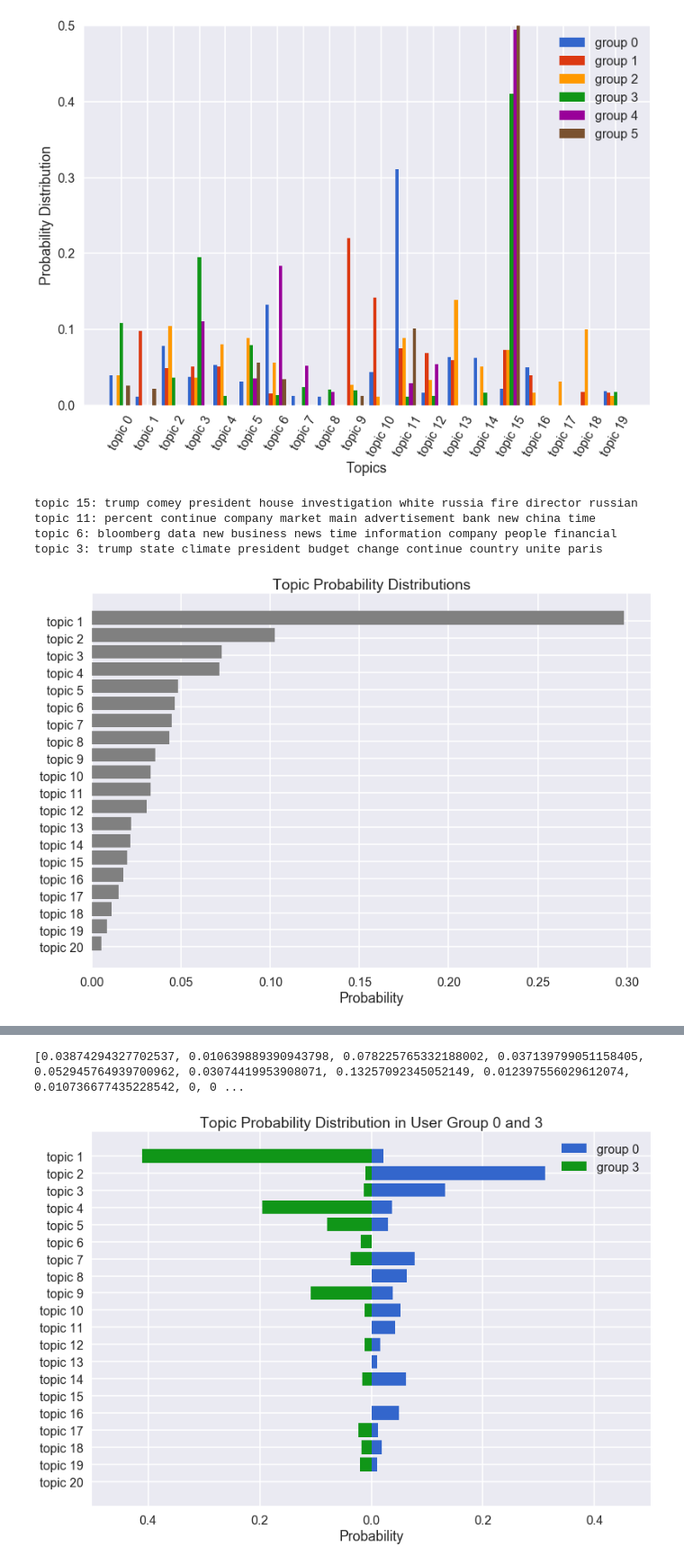
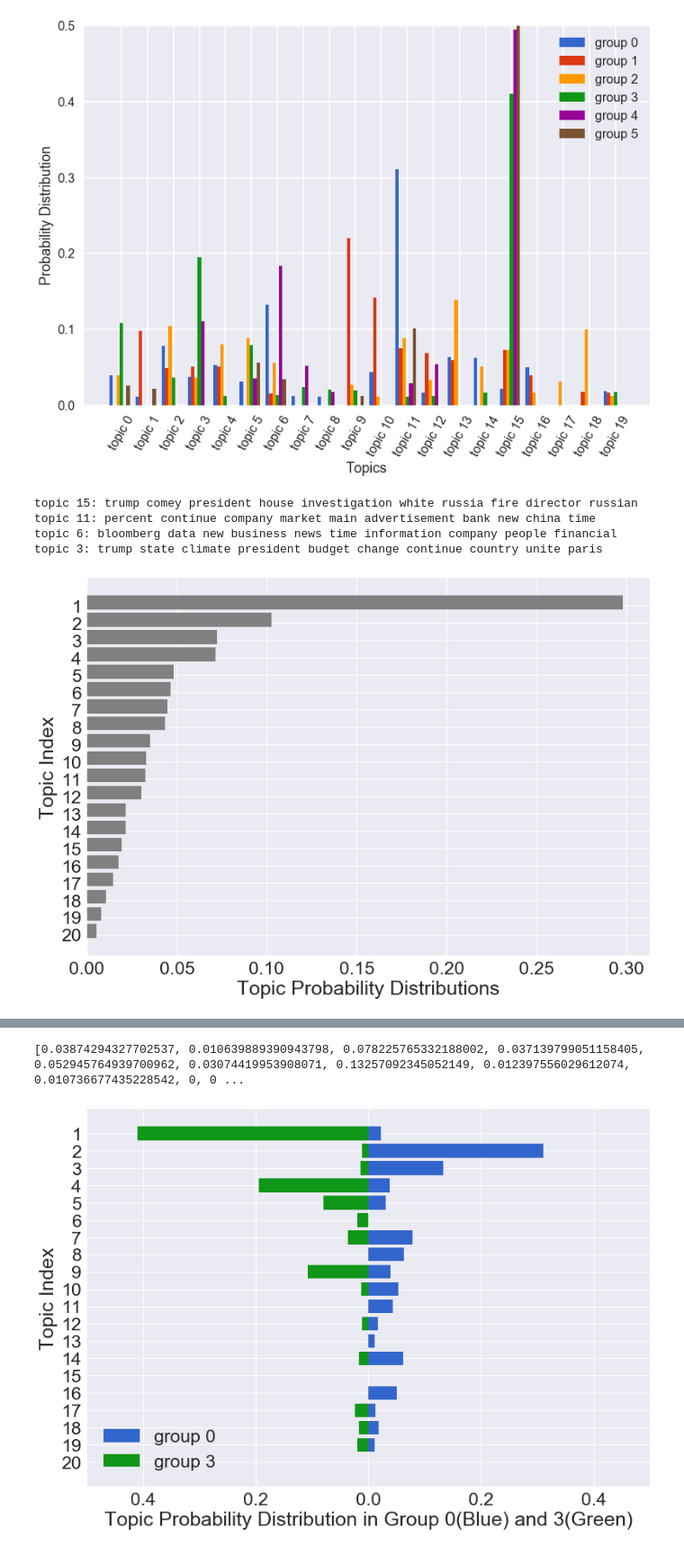
Before and after one commit to huangy22/NewsRecommender, a Jupyter notebook: 3_topics_extraction_with_lda.ipynb, the cells around one changed output, grey strips where cells are left out. Shown at 90% size. Drawn from its saved outputs; the diff is of its cells as text; code cells hidden in the pictures.

```diff
--- a/3_topics_extraction_with_lda.ipynb
+++ b/3_topics_extraction_with_lda.ipynb
@@ -369,11 +369,12 @@ lda_topics = pickle.load(open('./data/pub_lda_bow_topics.pkl','rb'))
 for i in range(4):
     print lda_topics[idx_sorted[i]]
 plt.figure()
+sns.set(font_scale=2.3)
 with sns.axes_style("darkgrid"):
     plt.barh(range(num_topics)[::-1], sorted_topics/6.0, color='grey')
-    plt.xlabel("Probability")
-    plt.yticks([i-0.2 for i in range(num_topics)], ["topic "+str(i+1) for i in range(num_topics)[::-1]])
-    plt.title("Topic Probability Distributions")
+    plt.yticks([i-0.2 for i in range(num_topics)], [str(i+1) for i in range(num_topics)[::-1]])
+    plt.ylabel("Topic Index")
+    plt.xlabel("Topic Probability Distributions")
     plt.legend()
     plt.show()
 # %% [output]
@@ -381,7 +382,7 @@ topic 15: trump comey president house investigation white russia fire director r
 topic 11: percent continue company market main advertisement bank new china time
 topic 6: bloomberg data new business news time information company people financial
 topic 3: trump state climate president budget change continue country unite paris
-[figure, old version]
+[figure, new version]
 # %%
 from collections import OrderedDict
 
@@ -411,32 +412,33 @@ Loading BokehJS ...
 # %%
 sns.set_context("poster")
 plt.figure()
 group = 0
 topics = to_full_vec(group_topics[group], num_topics)
 print topics
 sorted_topics = np.zeros((2, num_topics))
 for i in range(num_topics):
     sorted_topics[0, i] = topics[idx_sorted[i]]
 
 group = 3
 topics = to_full_vec(group_topics[group], num_topics)
 for i in range(num_topics):
     sorted_topics[1, i] = topics[idx_sorted[i]]
 
 sns.set_context("poster")
+sns.set(font_scale=2.3)
 with sns.axes_style("darkgrid"):
     plt.barh(range(num_topics)[::-1], sorted_topics[0,:], label="group "+str(0), color=colors[0], align='center')
     plt.barh(range(num_topics)[::-1], -sorted_topics[1,:], label="group "+str(3), color=colors[3], align='center')
-    plt.xlabel("Probability")
-    plt.yticks([i for i in range(num_topics)], ["topic "+str(i+1) for i in range(num_topics)[::-1]])
+    plt.yticks([i for i in range(num_topics)], [str(i+1) for i in range(num_topics)[::-1]])
     plt.xticks([-0.4,-0.2, 0.0, 0.2, 0.4], [0.4, 0.2, 0.0, 0.2, 0.4])
     plt.xlim(-0.5, 0.5)
-    plt.title("Topic Probability Distribution in User Group 0 and 3")
+    plt.ylabel("Topic Index")
+    plt.xlabel("Topic Probability Distribution in Group 0(Blue) and 3(Green)")
     plt.legend()
     plt.show()
 # %% [output]
 [0.03874294327702537, 0.010639889390943798, 0.078225765332188002, 0.037139799051158405, 0.052945764939700962, 0.03074419953908071, 0.13257092345052149, 0.012397556029612074, 0.010736677435228542, 0, 0 ...
-[figure, old version]
+[figure, new version]
 # %%
 sns.set_context("poster")
 plt.figure()
```
Also changed, not shown: parts of 2 cells of this notebook, 9 other files.
